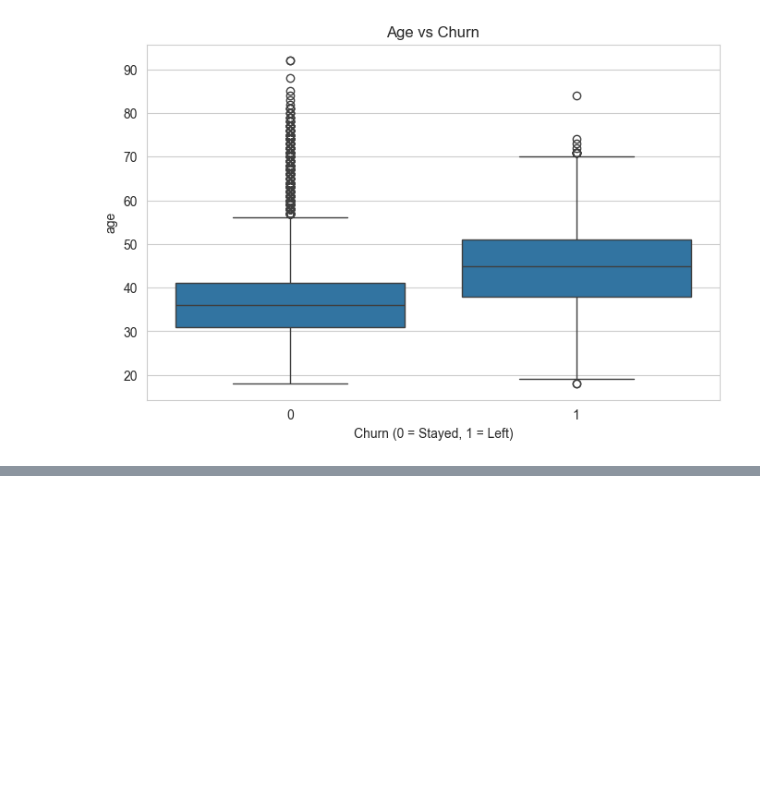
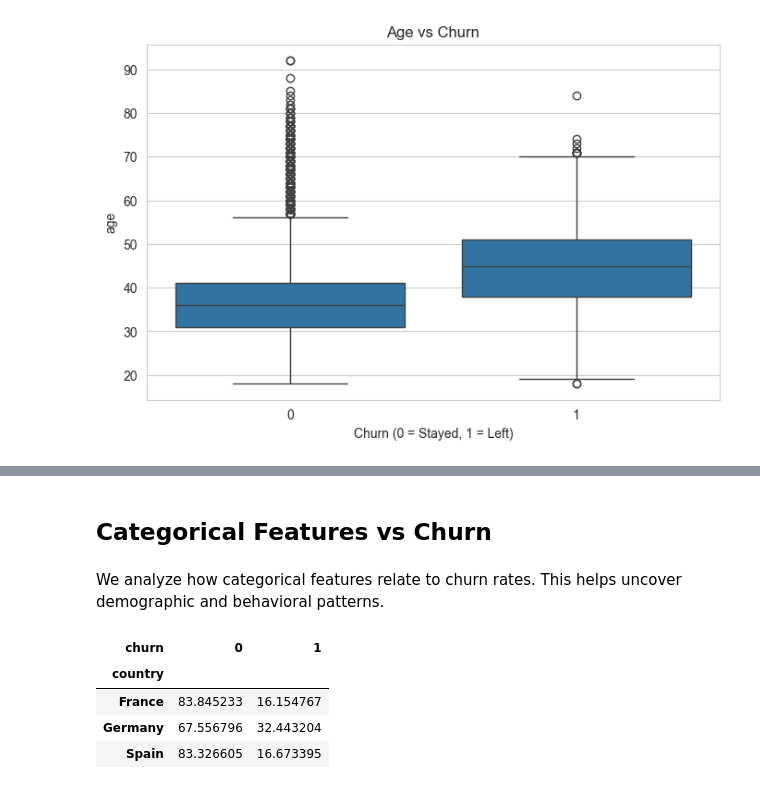
Before and after one commit to naevasetia/customer-churn-prediction-ml, a Jupyter notebook: notebooks/01_eda.ipynb, the cells around one changed output, grey strips where cells are left out. Cells and saved outputs as stored; diff of their text form; code cells hidden in the pictures; blank space fills up the shorter version.

Commit message:
Added insights from categorical feature analysis

```diff
--- a/notebooks/01_eda.ipynb
+++ b/notebooks/01_eda.ipynb
@@ -250,0 +280,14 @@ plt.show()
+# %% [markdown]
+## Categorical Features vs Churn
+# %% [markdown]
+We analyze how categorical features relate to churn rates.
+This helps uncover demographic and behavioral patterns.
+# %%
+country_churn = pd.crosstab(df["country"], df["churn"], normalize="index") * 100
+country_churn
+# %% [output]
+| churn | 0 | 1 |
+| country |  |  |
+| France | 83.845233 | 16.154767 |
+| Germany | 67.556796 | 32.443204 |
+| Spain | 83.326605 | 16.673395 |
```
Also changed, not shown: parts of 6 cells of this notebook.
